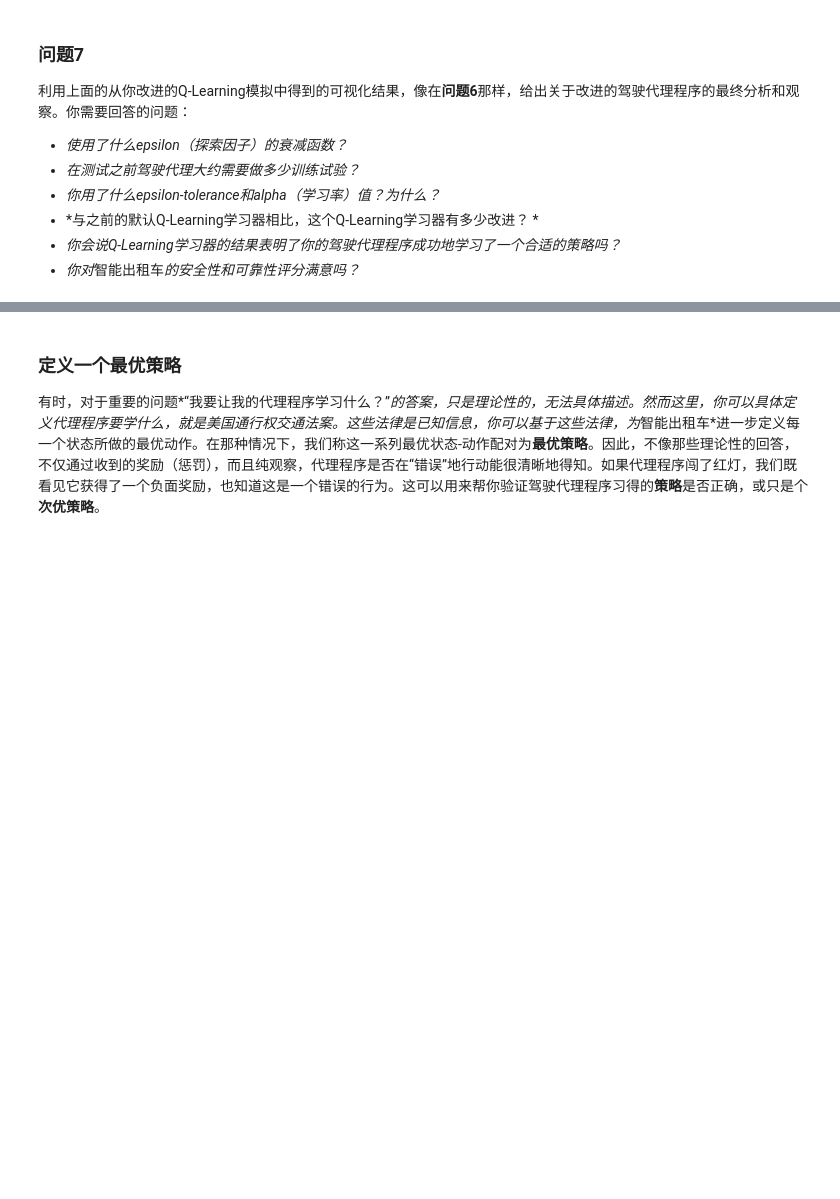
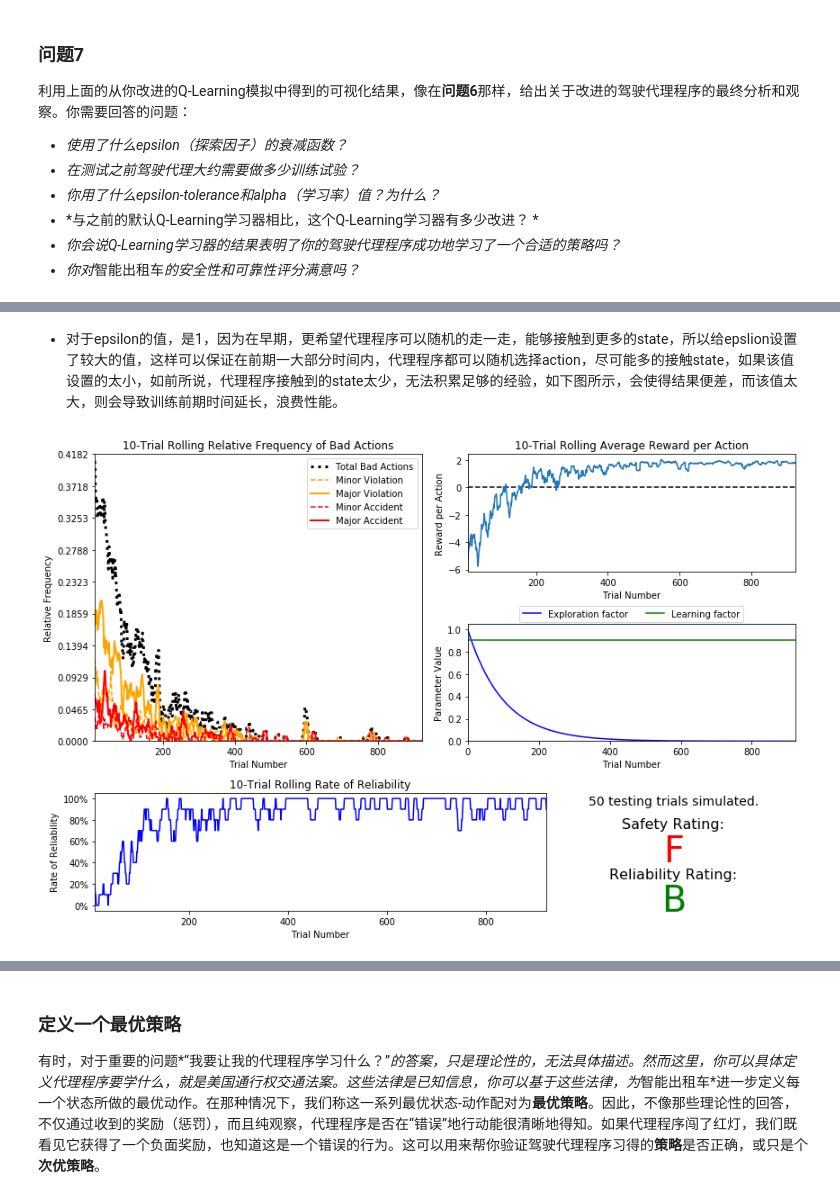
Before and after one commit to Carlosnight/SmartCab, a Jupyter notebook: smartcab.ipynb, the cells around one changed output, grey strips where cells are left out. Saved outputs shown, nothing was run; the diff lists cells and outputs as text; code cells hidden in the pictures; blank space fills up the shorter version.

```diff
--- a/smartcab.ipynb
+++ b/smartcab.ipynb
@@ -259,0 +263,7 @@ vs.plot_trials('sim_improved-learning.csv')
+# %% [markdown]
+- 对于epsilon的值，是1，因为在早期，更希望代理程序可以随机的走一走，能够接触到更多的state，所以给epslion设置了较大的值，这样可以保证在前期一大部分时间内，代理程序都可以随机选择action，尽可能多的接触state，如果该值设置的太小，如前所说，代理程序接触到的state太少，无法积累足够的经验，如下图所示，会使得结果便差，而该值太大，则会导致训练前期时间延长，浪费性能。
+# %%
+# Load the 'sim_lowerepslion-learning' file from the improved Q-Learning simulation
+vs.plot_trials('sim_lowerepslion-learning.csv')
+# %% [output]
+[figure, added]
```
Also changed, not shown: parts of 16 cells of this notebook, 16 other files.
